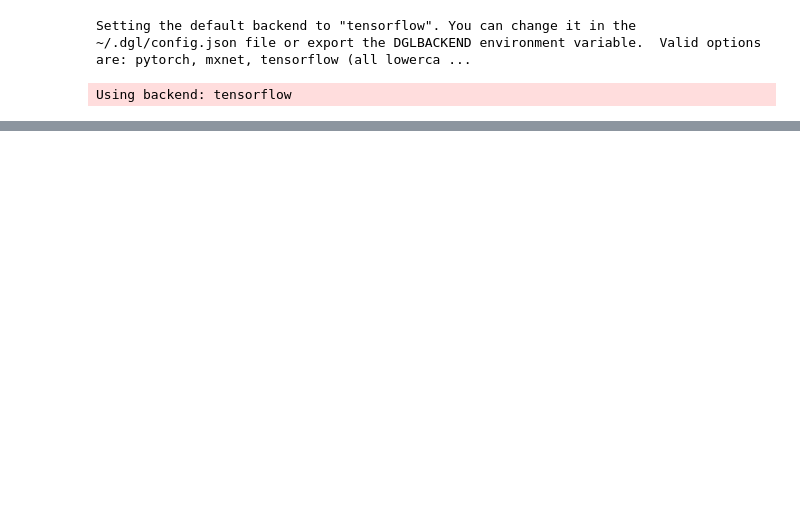
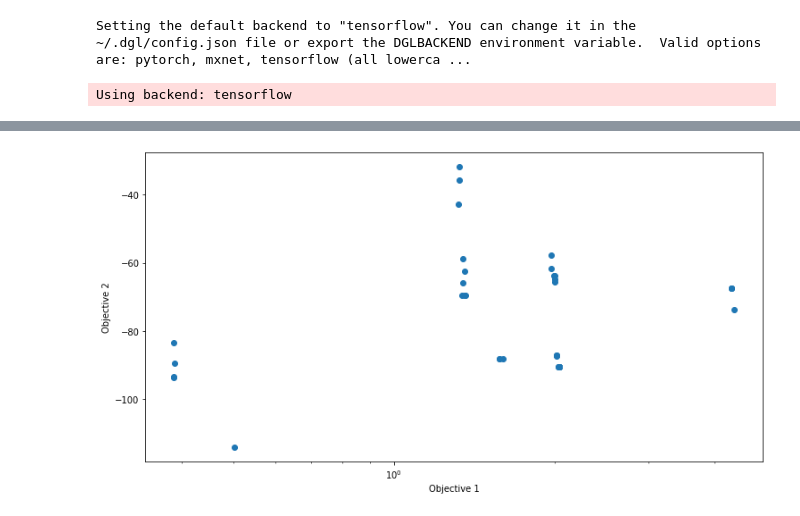
Before and after one commit to RoryGeeson/multi-step-framework, a Jupyter notebook: examples/CST/CST.ipynb, the cells around one changed output, grey strips where cells are left out. Saved outputs shown, nothing was run; the diff lists cells and outputs as text; code cells hidden in the pictures; blank space fills up the shorter version.

Commit message:
Playing around with normalising objectives

```diff
--- a/examples/CST/CST.ipynb
+++ b/examples/CST/CST.ipynb
@@ -98,7 +150,7 @@ multi_step_graph = multi_step.multi_step_graph('adam')
 
 #Define the stages
 # stageID, stageModel, conditionRanges, followingStages (followingStageID, feedingVariables)
-stage1 = utils.stage(0, stage1Model, stage1Ranges, outputDimension=9, followingStages=[[1, [1,2,3]], [2, [1,2,3,4]]])
+stage1 = utils.stage(0, stage1Model, stage1Ranges, outputDimension=9, followingStages=[[1, [0,1,2]], [2, [0,1,2,3]]])
 stage2 = utils.stage(1, stage2Model, stage2Ranges[3:], outputDimension=1, followingStages=[[2,[0]]])
 stage3 = utils.stage(2, stage3Model, stage3Ranges[5:], outputDimension=1)
 
@@ -177,8 +247,8 @@ objectives = [objective1, objective2]
 # Define the objectives for the framework
 multi_step_graph.defineObjectives(objectives)
 # %%
-# Optimise the process
+# Train
 # numObjectiveSamples, preferenceCodeDim, hyperparameterGeneratorDim, epochs=5, h_dim=5, n_layers=4, network_type='GATConv', **kwargs
-inputs = multi_step_graph.train(5, 10, 200, epochs=5, h_dim=10, n_layers=4, network_type='GATConv', num_heads=3)
+inputs = multi_step_graph.train(5, 20, 350, epochs=10, h_dim=20, n_layers=4, network_type='GATConv', num_heads=4)
 # %% [output]
 Starting training
@@ -200,0 +271,5 @@ array([ 70.        ,   0.35      ,   4.        ,   0.40000004,
+# %%
+# Get optimised inputs based on desired objective weightings
+generatedInputs, objectiveValues = multi_step_graph.getConditions([0.5,0.5])
+print(generatedInputs)
+print(objectiveValues)
@@ -200,0 +294,8 @@ array([ 70.        ,   0.35      ,   4.        ,   0.40000004,
+# %%
+# Create plot of objectives with different weightings
+weightings = np.arange(0.025,0.975,0.025)
+objectiveValuesList = []
+for weighting in weightings:
+    generatedInputs, objectiveValues = multi_step_graph.getConditions([weighting,1-weighting])
+    objectiveValuesList.append(objectiveValues)
+objectiveValuesArray = np.squeeze(np.array(objectiveValuesList))
@@ -201 +320,11 @@ array([ 70.        ,   0.35      ,   4.        ,   0.40000004,
+# %%
+pareto = plt.figure(figsize=(12, 6))
+ax = pareto.add_axes([0.1, 0.1, 0.8, 0.8])
+ax.scatter(objectiveValuesArray[:,0],objectiveValuesArray[:,1])
+ax.set_xscale('log')
+ax.set_xlabel('Objective 1')
+ax.set_ylabel('Objective 2')
+pareto.savefig('././figures/pareto.pdf')
+# %% [output]
+[figure, added]
 # %%
```
Also changed, not shown: parts of 12 cells of this notebook, 4 other files.
